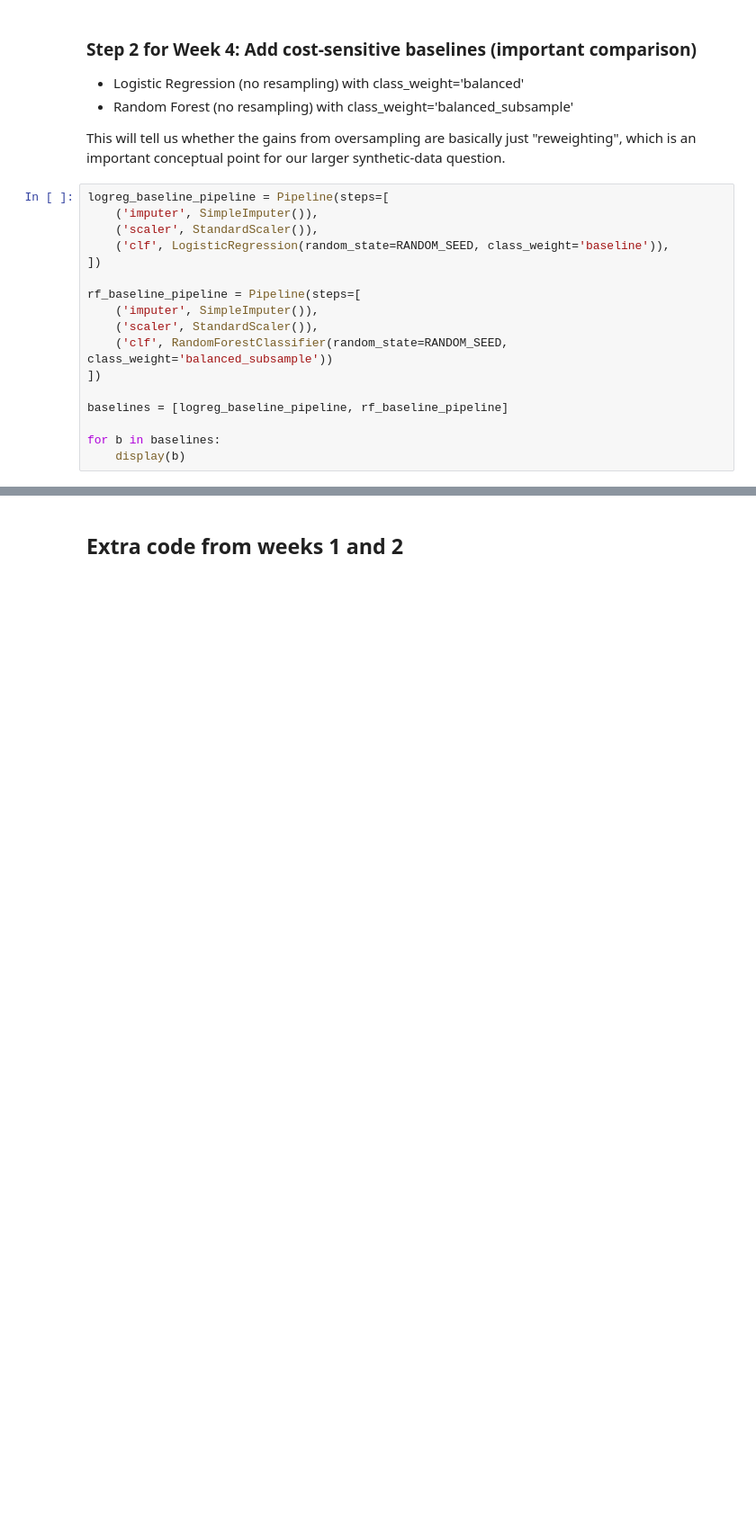
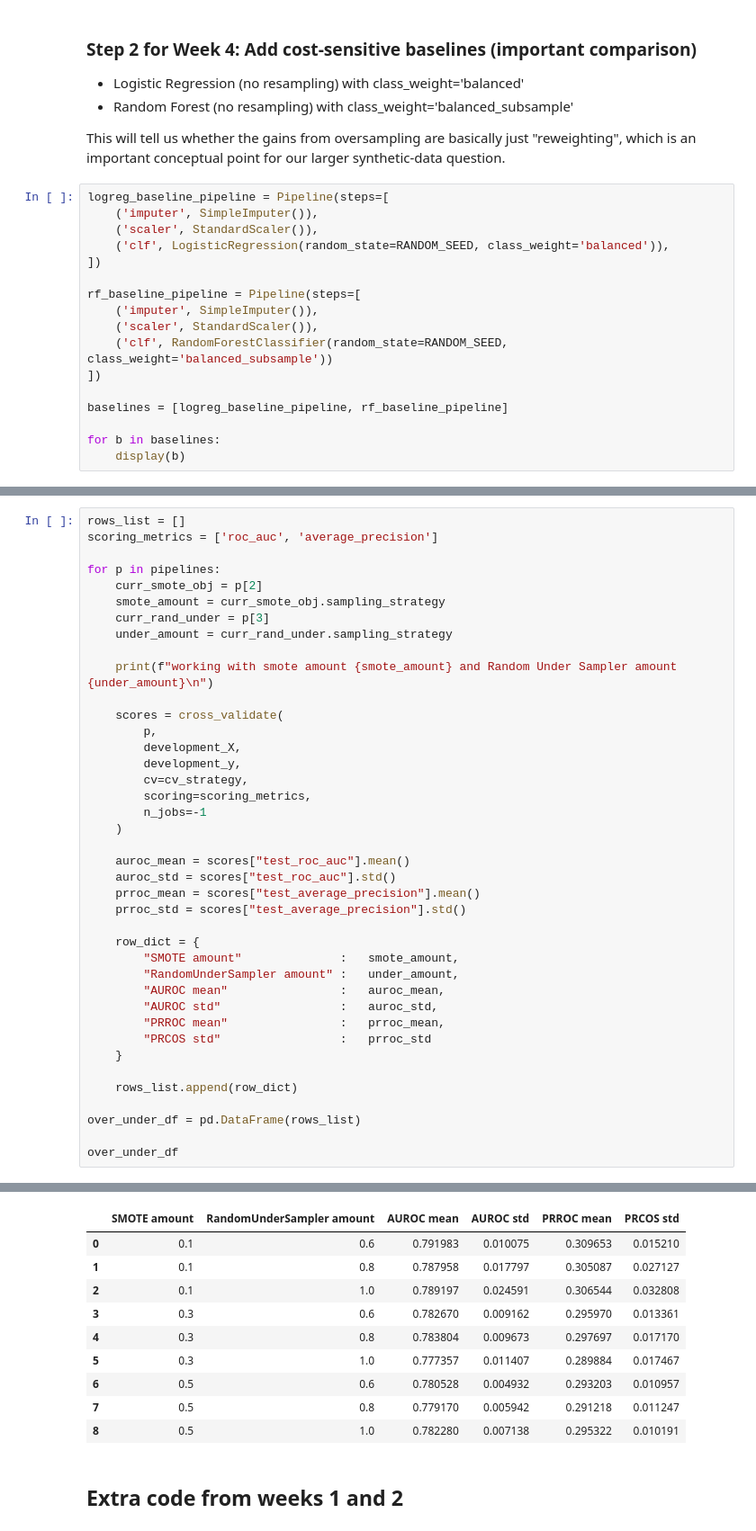
Before and after one commit to DebraBeat/Synthetic-Data-Analysis, a Jupyter notebook: Can_Synthetic_Data_Replace_Real_Data.ipynb, the cells around one changed output, grey strips where cells are left out. Shown at 90% size. Drawn from its saved outputs; the diff is of its cells as text; blank space fills up the shorter version.

Commit message:
Finished week 4 tasks. Finished optional step 3, running SMOTE + RandomUnderSampler

```diff
--- a/Can_Synthetic_Data_Replace_Real_Data.ipynb
+++ b/Can_Synthetic_Data_Replace_Real_Data.ipynb
@@ -970,7 +971,7 @@ This will tell us whether the gains from oversampling are basically just "reweig
 logreg_baseline_pipeline = Pipeline(steps=[
     ('imputer', SimpleImputer()),
     ('scaler', StandardScaler()),
-    ('clf', LogisticRegression(random_state=RANDOM_SEED, class_weight='baseline')),
+    ('clf', LogisticRegression(random_state=RANDOM_SEED, class_weight='balanced')),
 ])
 
 rf_baseline_pipeline = Pipeline(steps=[
@@ -993,0 +1096,41 @@ Pipeline(steps=[('imputer', SimpleImputer()), ('scaler', StandardScaler()),
+# %%
+rows_list = []
+scoring_metrics = ['roc_auc', 'average_precision']
+
+for p in pipelines:
+    curr_smote_obj = p[2]
+    smote_amount = curr_smote_obj.sampling_strategy
+    curr_rand_under = p[3]
+    under_amount = curr_rand_under.sampling_strategy
+
+    print(f"working with smote amount {smote_amount} and Random Under Sampler amount {under_amount}\n")
+
+    scores = cross_validate(
+        p,
+        development_X,
+        development_y,
+        cv=cv_strategy,
+        scoring=scoring_metrics,
+        n_jobs=-1
+    )
+
+    auroc_mean = scores["test_roc_auc"].mean()
+    auroc_std = scores["test_roc_auc"].std()
+    prroc_mean = scores["test_average_precision"].mean()
+    prroc_std = scores["test_average_precision"].std()
+
+    row_dict = {
+        "SMOTE amount"              :   smote_amount,
+        "RandomUnderSampler amount" :   under_amount,
+        "AUROC mean"                :   auroc_mean,
+        "AUROC std"                 :   auroc_std,
+        "PRROC mean"                :   prroc_mean,
+        "PRCOS std"                 :   prroc_std
+    }
+
+    rows_list.append(row_dict)
+
+over_under_df = pd.DataFrame(rows_list)
+
+over_under_df
+# %% [output]
@@ -994,3 +1154,13 @@ Pipeline(steps=[('imputer', SimpleImputer()), ('scaler', StandardScaler()),
+|  | SMOTE amount | RandomUnderSampler amount | AUROC mean | AUROC std | PRROC mean | PRCOS std |
+| 0 | 0.1 | 0.6 | 0.791983 | 0.010075 | 0.309653 | 0.015210 |
+| 1 | 0.1 | 0.8 | 0.787958 | 0.017797 | 0.305087 | 0.027127 |
+| 2 | 0.1 | 1.0 | 0.789197 | 0.024591 | 0.306544 | 0.032808 |
+| 3 | 0.3 | 0.6 | 0.782670 | 0.009162 | 0.295970 | 0.013361 |
+| 4 | 0.3 | 0.8 | 0.783804 | 0.009673 | 0.297697 | 0.017170 |
+| 5 | 0.3 | 1.0 | 0.777357 | 0.011407 | 0.289884 | 0.017467 |
+| 6 | 0.5 | 0.6 | 0.780528 | 0.004932 | 0.293203 | 0.010957 |
+| 7 | 0.5 | 0.8 | 0.779170 | 0.005942 | 0.291218 | 0.011247 |
+| 8 | 0.5 | 1.0 | 0.782280 | 0.007138 | 0.295322 | 0.010191 |
 # %% [markdown]
 ## Extra code from weeks 1 and 2
 # %% [markdown]
```
Also changed, not shown: parts of 7 cells of this notebook.
